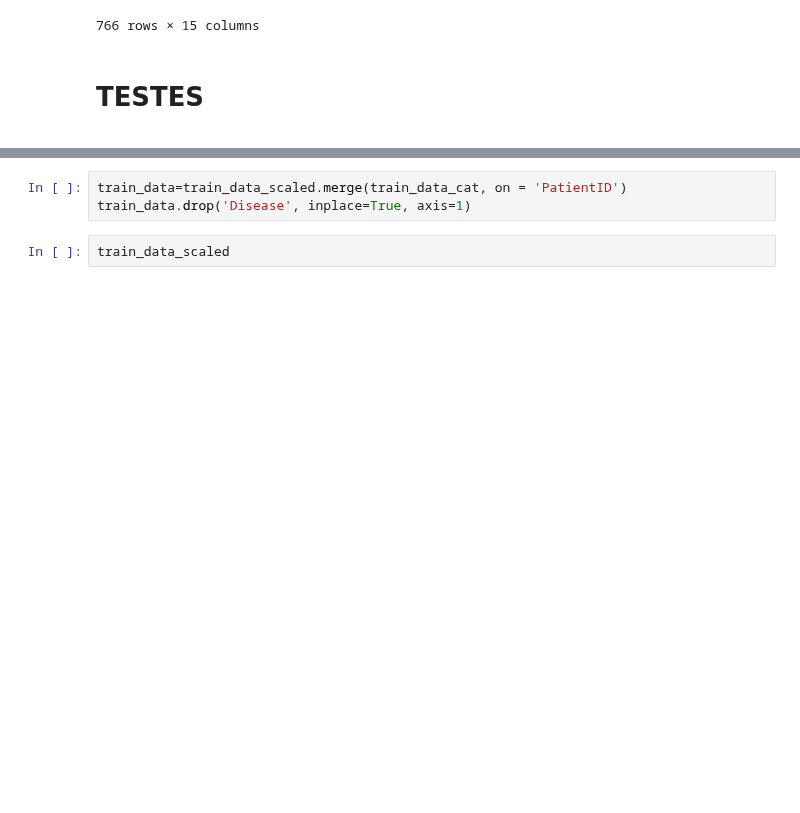
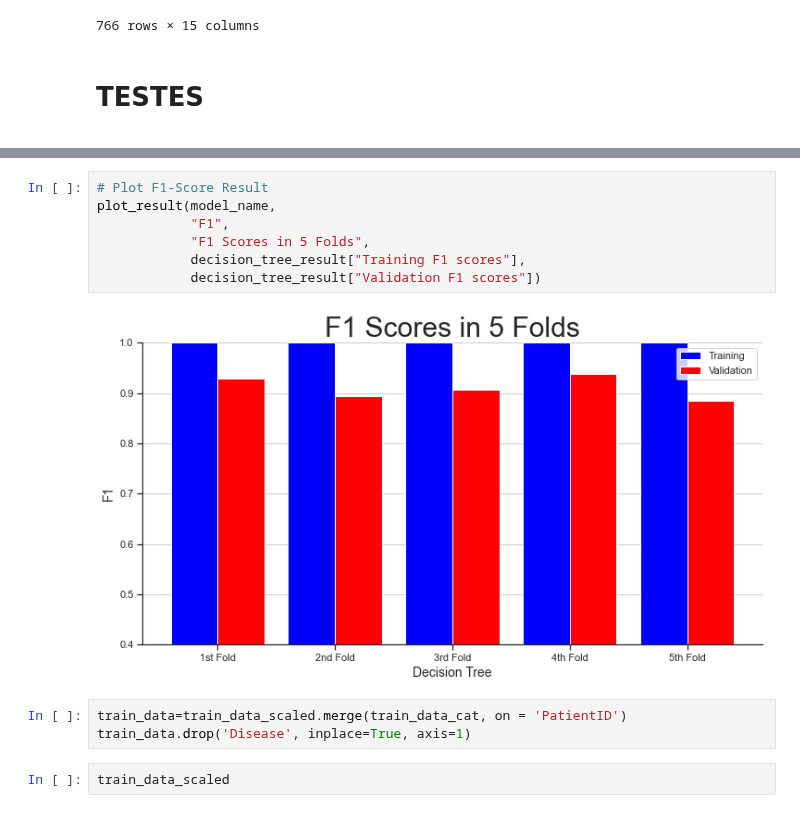
Before and after one commit to henrymmarques/MLProject, a Jupyter notebook: Group03 - ML Project.ipynb, the cells around one changed output, grey strips where cells are left out. Cells and saved outputs as stored; diff of their text form; blank space fills up the shorter version.

```diff
--- a/Group03 - ML Project.ipynb
+++ b/Group03 - ML Project.ipynb
@@ -638,3 +681,12 @@ train_data_cat
+# %%
+# Plot F1-Score Result
+plot_result(model_name,
+            "F1",
+            "F1 Scores in 5 Folds",
+            decision_tree_result["Training F1 scores"],
+            decision_tree_result["Validation F1 scores"])
+# %% [output]
+[figure, added]
 # %%
 train_data=train_data_scaled.merge(train_data_cat, on = 'PatientID')
 train_data.drop('Disease', inplace=True, axis=1)
```
Also changed, not shown: parts of 8 cells of this notebook, 10 other files.
